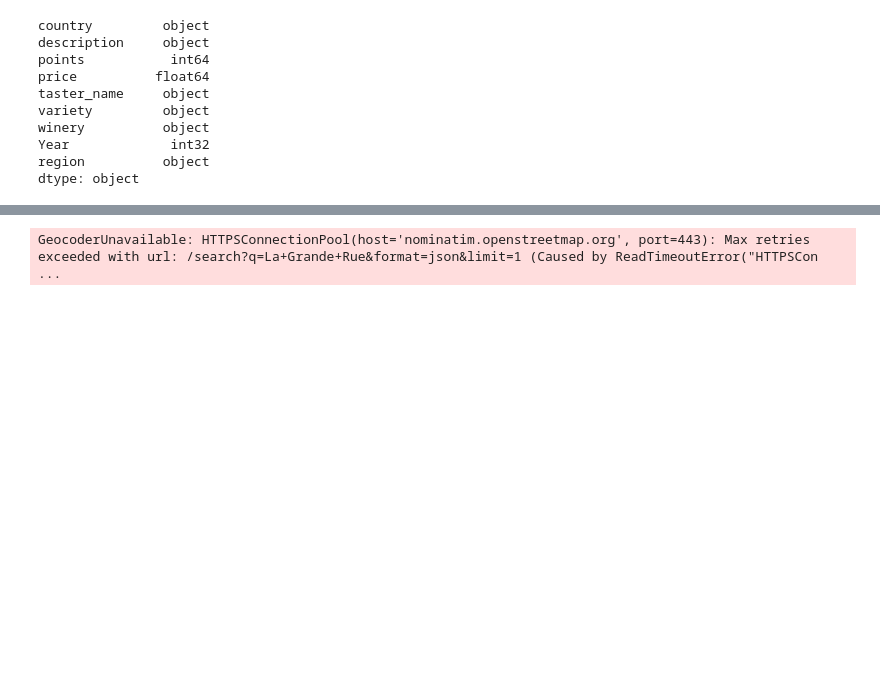
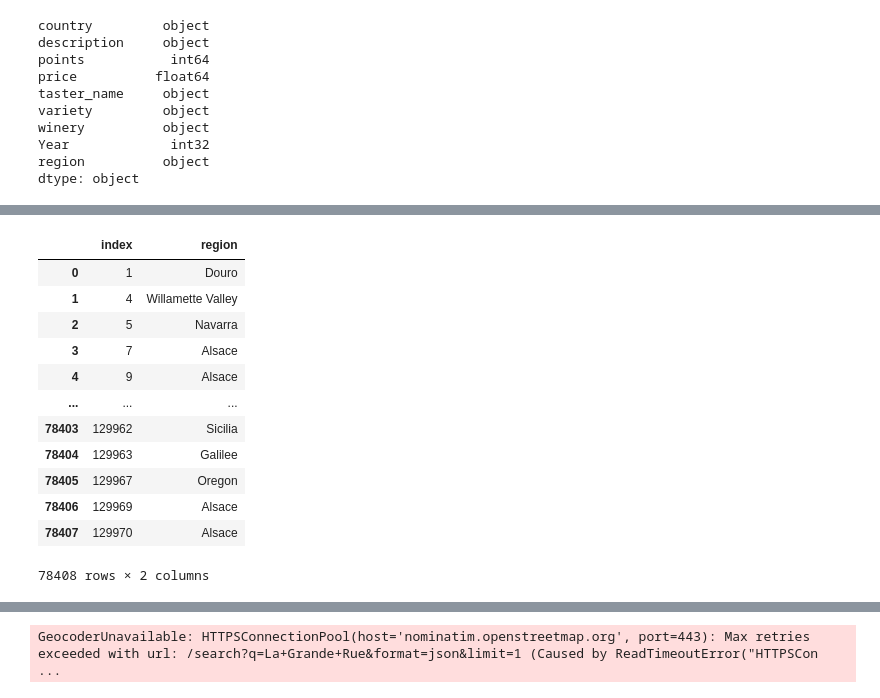
Before and after one commit to crcoronado/Datascience1, a Jupyter notebook: Analisis WineMag Dataset.ipynb, the cells around one changed output, grey strips where cells are left out. Saved outputs shown, nothing was run; the diff lists cells and outputs as text; code cells hidden in the pictures; blank space fills up the shorter version.

Commit message:
to adding in a df with unique values regions

```diff
--- a/Analisis WineMag Dataset.ipynb
+++ b/Analisis WineMag Dataset.ipynb
@@ -414,0 +434,8 @@ data.head(20)
+# %%
+#Para cumplir el proposito de agregar las coordenadas geograficas a traves de geopy
+#se instancia un dataset con los valores únicos
+
+data_region = data['region']
+
+
+len(data_region.unique())
@@ -414,0 +463,16 @@ data.head(20)
+# %%
+data_region.reset_index()
+# %% [output]
+|  | index | region |
+| 0 | 1 | Douro |
+| 1 | 4 | Willamette Valley |
+| 2 | 5 | Navarra |
+| 3 | 7 | Alsace |
+| 4 | 9 | Alsace |
+| ... | ... | ... |
+| 78403 | 129962 | Sicilia |
+| 78404 | 129963 | Galilee |
+| 78405 | 129967 | Oregon |
+| 78406 | 129969 | Alsace |
+| 78407 | 129970 | Alsace |
+78408 rows × 2 columns
```
Also changed, not shown: parts of 8 cells of this notebook, 1 other file.
